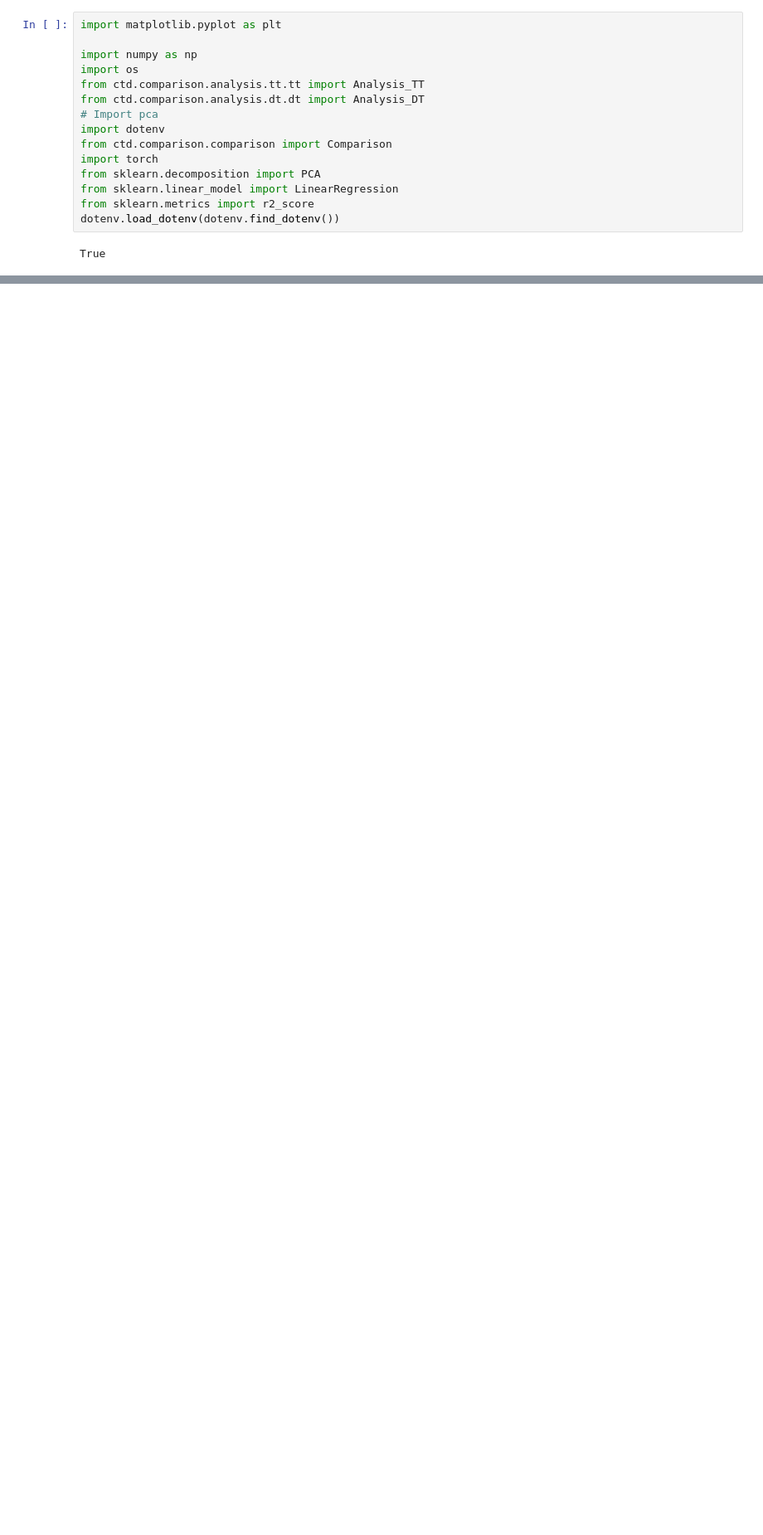
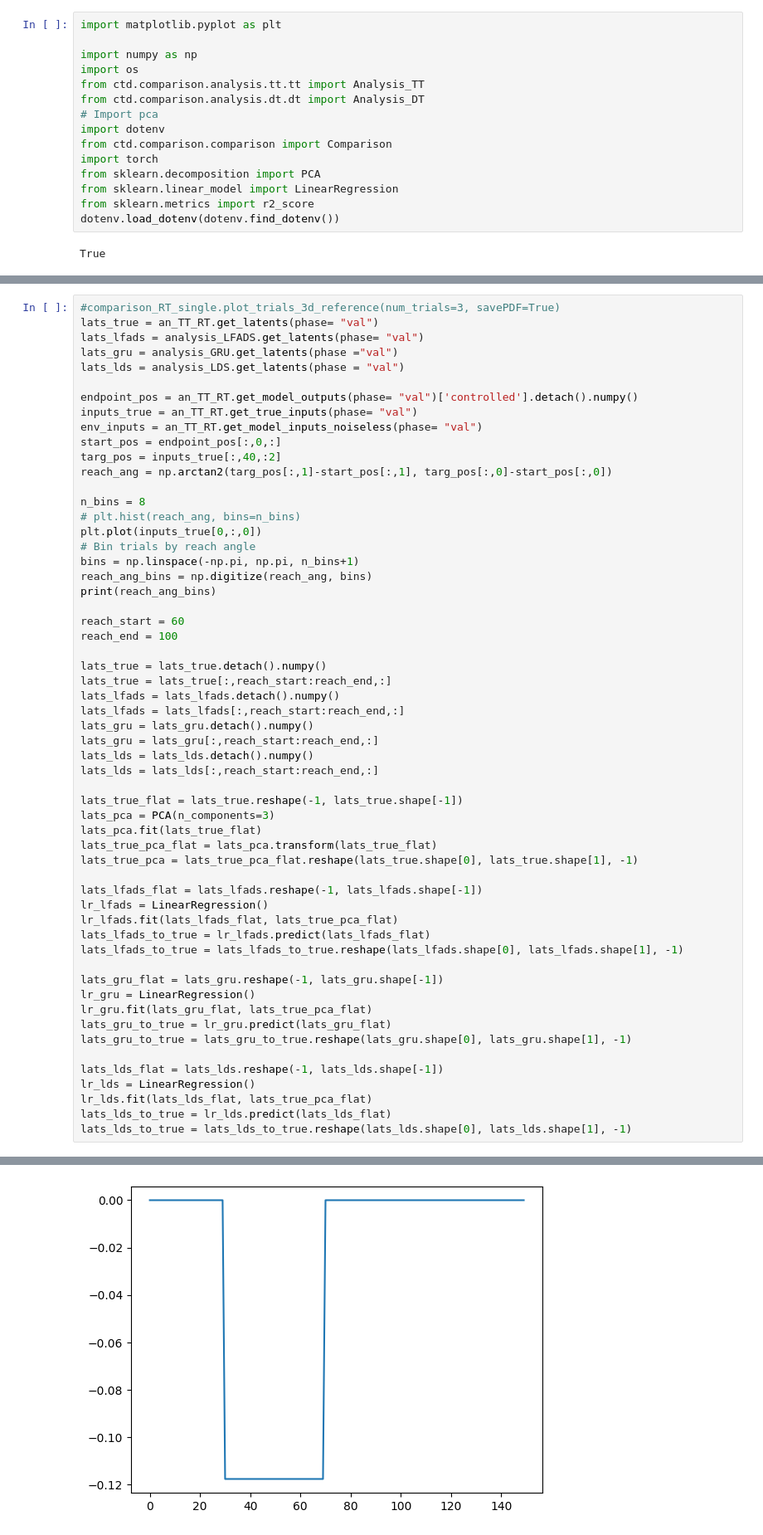
Before and after one commit to snel-repo/ComputationThruDynamicsBenchmark, a Jupyter notebook: examples/figures/canonical/CanonicalDatasetPerf.ipynb, the cells around one changed output, grey strips where cells are left out. Shown at 83% size. Drawn from its saved outputs; the diff is of its cells as text; blank space fills up the shorter version.

```diff
--- a/examples/figures/canonical/CanonicalDatasetPerf.ipynb
+++ b/examples/figures/canonical/CanonicalDatasetPerf.ipynb
@@ -362,0 +394,58 @@ plot_model_fps(gru_fps, q_thresh = 4e-7)
+# %%
+#comparison_RT_single.plot_trials_3d_reference(num_trials=3, savePDF=True)
+lats_true = an_TT_RT.get_latents(phase= "val")
+lats_lfads = analysis_LFADS.get_latents(phase= "val")
+lats_gru = analysis_GRU.get_latents(phase ="val")
+lats_lds = analysis_LDS.get_latents(phase = "val")
+
+endpoint_pos = an_TT_RT.get_model_outputs(phase= "val")['controlled'].detach().numpy()
+inputs_true = an_TT_RT.get_true_inputs(phase= "val")
+env_inputs = an_TT_RT.get_model_inputs_noiseless(phase= "val")
+start_pos = endpoint_pos[:,0,:]
+targ_pos = inputs_true[:,40,:2]
+reach_ang = np.arctan2(targ_pos[:,1]-start_pos[:,1], targ_pos[:,0]-start_pos[:,0])
+
+n_bins = 8
+# plt.hist(reach_ang, bins=n_bins)
+plt.plot(inputs_true[0,:,0])
+# Bin trials by reach angle
+bins = np.linspace(-np.pi, np.pi, n_bins+1)
+reach_ang_bins = np.digitize(reach_ang, bins)
+print(reach_ang_bins)
+
+reach_start = 60
+reach_end = 100
+
+lats_true = lats_true.detach().numpy()
+lats_true = lats_true[:,reach_start:reach_end,:]
+lats_lfads = lats_lfads.detach().numpy()
+lats_lfads = lats_lfads[:,reach_start:reach_end,:]
+lats_gru = lats_gru.detach().numpy()
+lats_gru = lats_gru[:,reach_start:reach_end,:]
+lats_lds = lats_lds.detach().numpy()
+lats_lds = lats_lds[:,reach_start:reach_end,:]
+
+lats_true_flat = lats_true.reshape(-1, lats_true.shape[-1])
+lats_pca = PCA(n_components=3)
+lats_pca.fit(lats_true_flat)
+lats_true_pca_flat = lats_pca.transform(lats_true_flat)
+lats_true_pca = lats_true_pca_flat.reshape(lats_true.shape[0], lats_true.shape[1], -1)
+
+lats_lfads_flat = lats_lfads.reshape(-1, lats_lfads.shape[-1])
+lr_lfads = LinearRegression()
+lr_lfads.fit(lats_lfads_flat, lats_true_pca_flat)
+lats_lfads_to_true = lr_lfads.predict(lats_lfads_flat)
+lats_lfads_to_true = lats_lfads_to_true.reshape(lats_lfads.shape[0], lats_lfads.shape[1], -1)
+
+lats_gru_flat = lats_gru.reshape(-1, lats_gru.shape[-1])
+lr_gru = LinearRegression()
+lr_gru.fit(lats_gru_flat, lats_true_pca_flat)
+lats_gru_to_true = lr_gru.predict(lats_gru_flat)
+lats_gru_to_true = lats_gru_to_true.reshape(lats_gru.shape[0], lats_gru.shape[1], -1)
+
+lats_lds_flat = lats_lds.reshape(-1, lats_lds.shape[-1])
+lr_lds = LinearRegression()
+lr_lds.fit(lats_lds_flat, lats_true_pca_flat)
+lats_lds_to_true = lr_lds.predict(lats_lds_flat)
+lats_lds_to_true = lats_lds_to_true.reshape(lats_lds.shape[0], lats_lds.shape[1], -1)
+# %% [output]
@@ -362,0 +458 @@ plot_model_fps(gru_fps, q_thresh = 4e-7)
+[figure, added]
```
Also changed, not shown: parts of 46 cells of this notebook, 9 other files.
